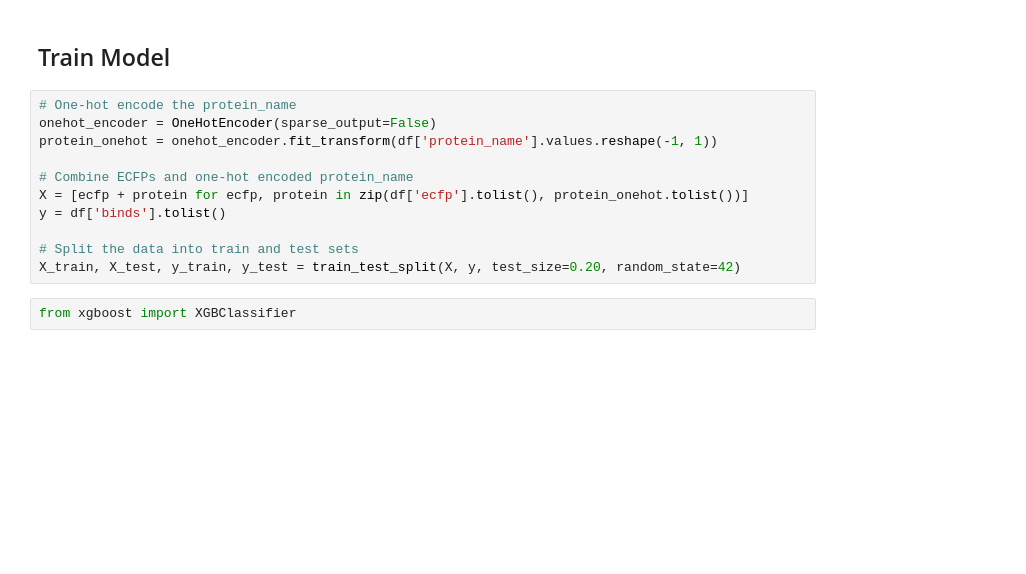
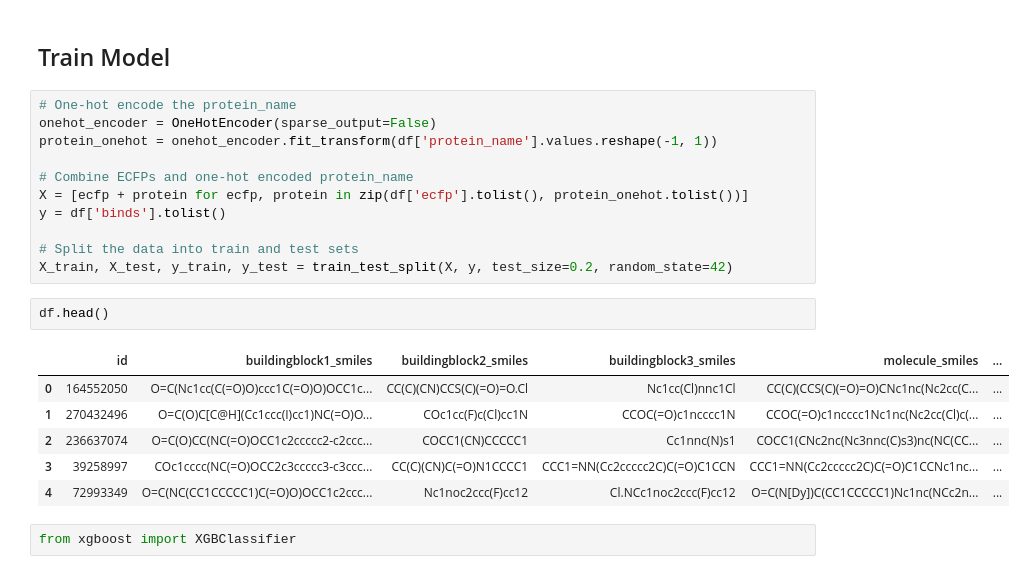
Before and after one commit to ibkya/Leash-Bio---Predict-New-Medicines-with-BELKA, a Jupyter notebook: predict_new_medicines.ipynb, the cells around one changed output. Cells and saved outputs as stored; diff of their text form; blank space fills up the shorter version.

```diff
--- a/predict_new_medicines.ipynb
+++ b/predict_new_medicines.ipynb
@@ -88,7 +88,16 @@ X = [ecfp + protein for ecfp, protein in zip(df['ecfp'].tolist(), protein_onehot
 y = df['binds'].tolist()
 
 # Split the data into train and test sets
-X_train, X_test, y_train, y_test = train_test_split(X, y, test_size=0.20, random_state=42)
+X_train, X_test, y_train, y_test = train_test_split(X, y, test_size=0.2, random_state=42)
+# %%
+df.head()
+# %% [output]
+|  | id | buildingblock1_smiles | buildingblock2_smiles | buildingblock3_smiles | molecule_smiles | ... |
+| 0 | 164552050 | O=C(Nc1cc(C(=O)O)ccc1C(=O)O)OCC1c... | CC(C)(CN)CCS(C)(=O)=O.Cl | Nc1cc(Cl)nnc1Cl | CC(C)(CCS(C)(=O)=O)CNc1nc(Nc2cc(C... | ... |
+| 1 | 270432496 | O=C(O)C[C@H](Cc1ccc(I)cc1)NC(=O)O... | COc1cc(F)c(Cl)cc1N | CCOC(=O)c1ncccc1N | CCOC(=O)c1ncccc1Nc1nc(Nc2cc(Cl)c(... | ... |
+| 2 | 236637074 | O=C(O)CC(NC(=O)OCC1c2ccccc2-c2ccc... | COCC1(CN)CCCCC1 | Cc1nnc(N)s1 | COCC1(CNc2nc(Nc3nnc(C)s3)nc(NC(CC... | ... |
+| 3 | 39258997 | COc1cccc(NC(=O)OCC2c3ccccc3-c3ccc... | CC(C)(CN)C(=O)N1CCCC1 | CCC1=NN(Cc2ccccc2C)C(=O)C1CCN | CCC1=NN(Cc2ccccc2C)C(=O)C1CCNc1nc... | ... |
+| 4 | 72993349 | O=C(NC(CC1CCCCC1)C(=O)O)OCC1c2ccc... | Nc1noc2ccc(F)cc12 | Cl.NCc1noc2ccc(F)cc12 | O=C(N[Dy])C(CC1CCCCC1)Nc1nc(NCc2n... | ... |
 # %%
 from xgboost import XGBClassifier
 # %%
```
Also changed, not shown: parts of 6 cells of this notebook.
